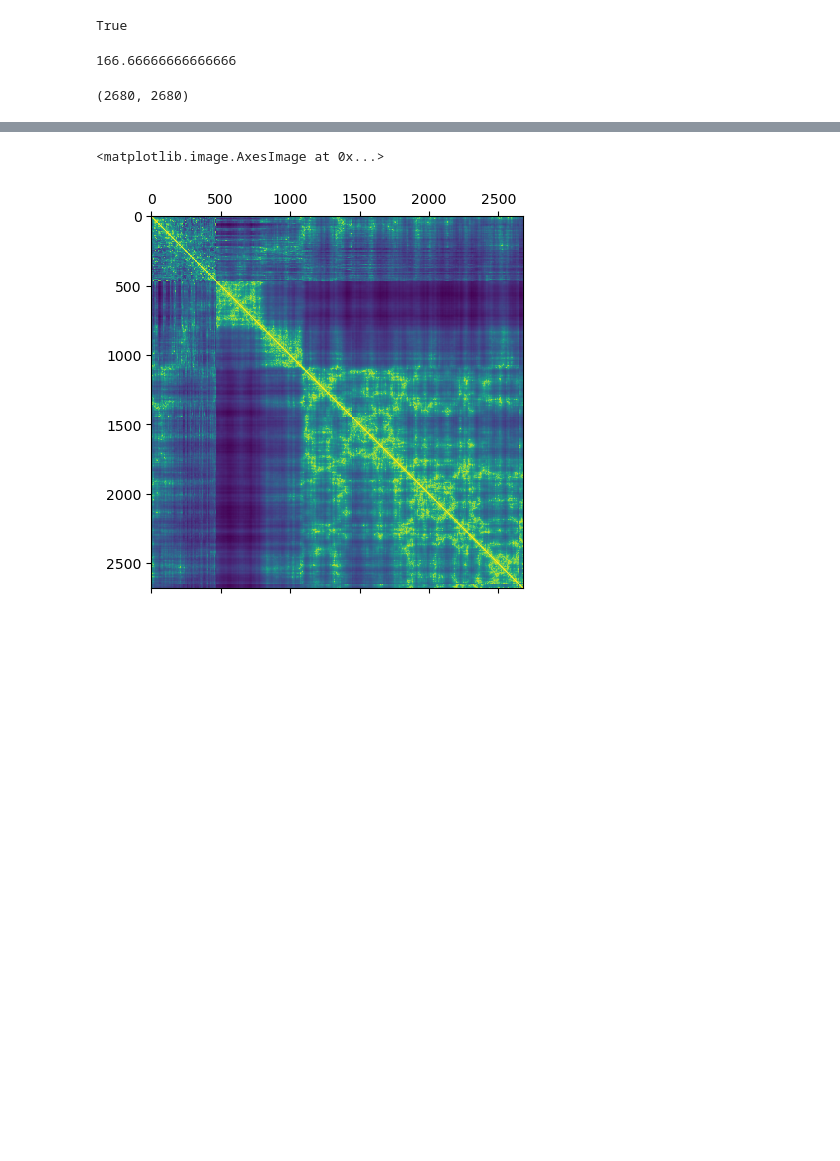
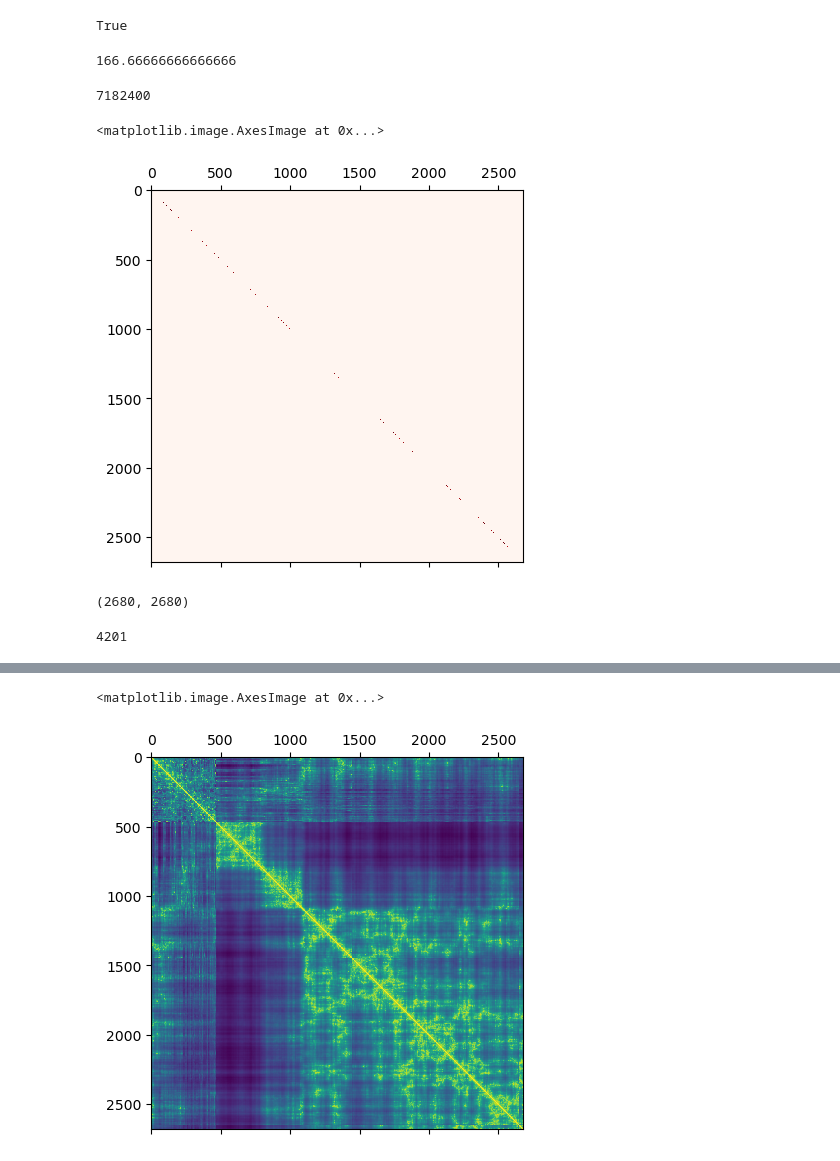
Before and after one commit to s-brahmachari/chromdyn, a Jupyter notebook: notebooks/polymer.ipynb, the cells around one changed output, grey strips where cells are left out. Cells and saved outputs as stored; diff of their text form; code cells hidden in the pictures; blank space fills up the shorter version.

Commit message:
optimization hic mask

```diff
--- a/notebooks/polymer.ipynb
+++ b/notebooks/polymer.ipynb
@@ -53,0 +55,11 @@ guess_lambda = -0.5*hic_exp
+# %%
+hic_exp[hic_exp>1.0]=0.0
+# %%
+(hic_exp<1.0).sum()
+# %% [output]
+7182400
+# %%
+plt.matshow((hic_exp*(hic_exp>0.8)), cmap='Reds')
+# %% [output]
+<matplotlib.image.AxesImage at 0x...>
+[figure, added]
@@ -65,0 +78,5 @@ h=np.loadtxt("/work/cms16/sb95/Drosophila/WT_optimize_eta0.03/output_1/run_1/Pi_
+# %%
+mask = (hic_exp>1.0)
+sum(mask.flatten())
+# %% [output]
+4201
```
Also changed, not shown: parts of 10 cells of this notebook, 6 other files.
